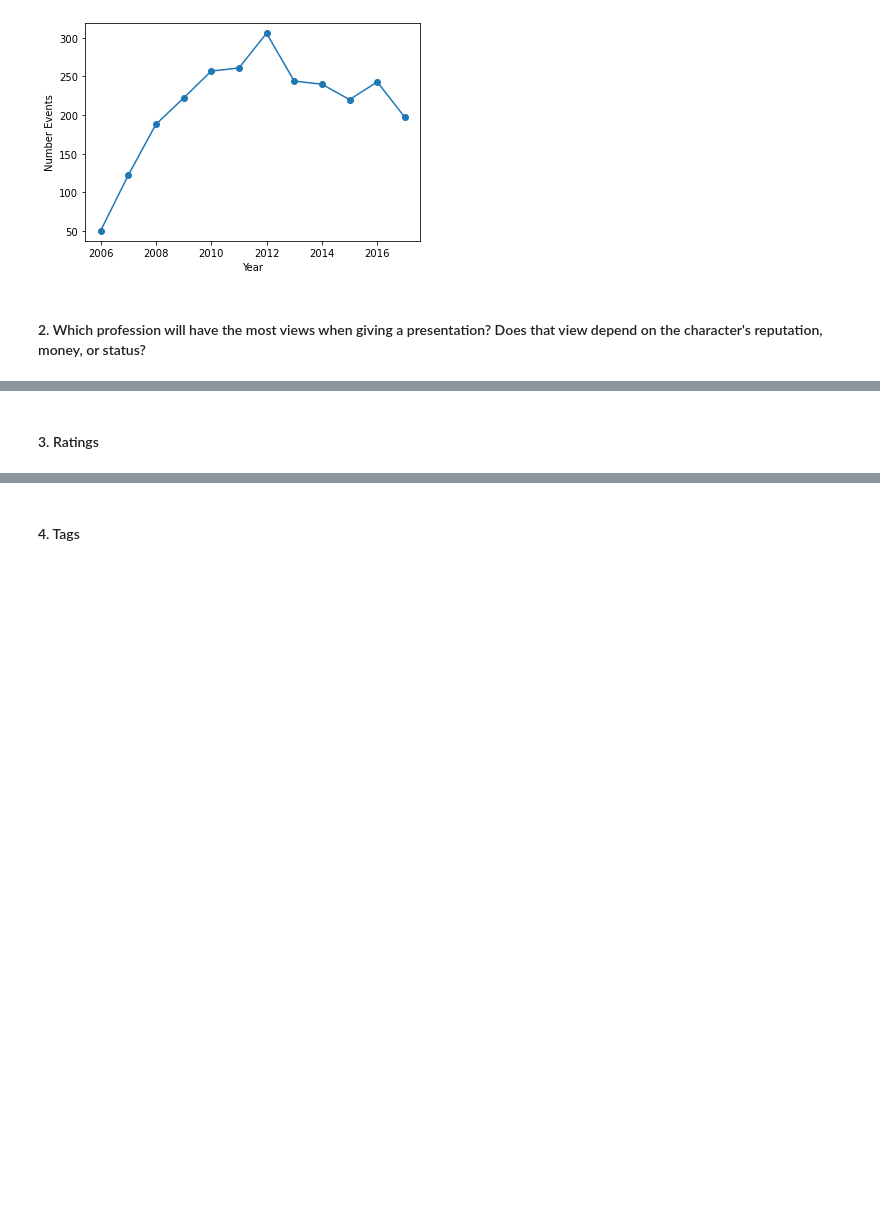
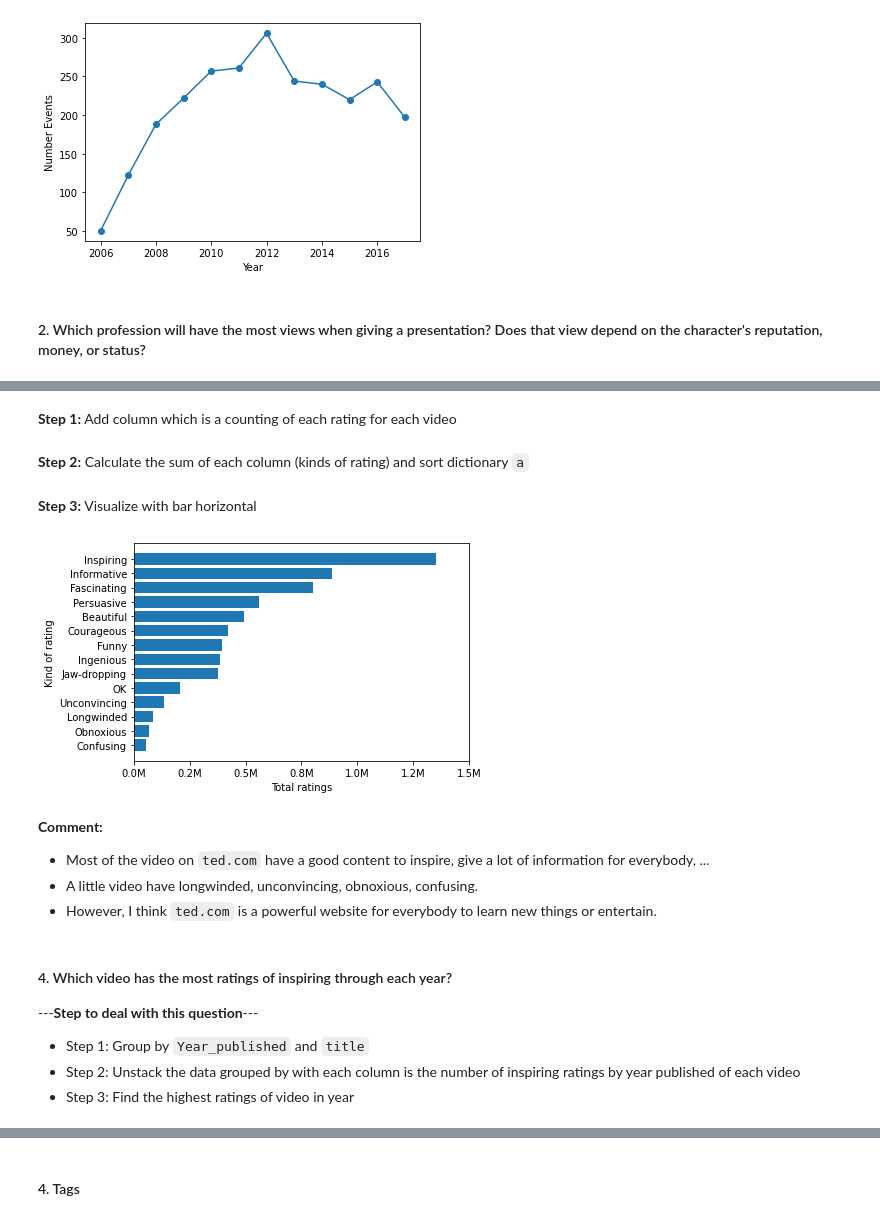
Before and after one commit to devlmhieu7521/LTKHDL_Final, a Jupyter notebook: project_final.ipynb, the cells around one changed output, grey strips where cells are left out. Saved outputs shown, nothing was run; the diff lists cells and outputs as text; code cells hidden in the pictures; blank space fills up the shorter version.

Commit message:
Answer question 4

```diff
--- a/project_final.ipynb
+++ b/project_final.ipynb
@@ -232,0 +233,13 @@ Q1.plot.line(ylabel = 'Number Events', xlabel = 'Year', marker='o');
+# %%
+def arr_name(x):
+    a = []
+    for i in x:
+
+        a.append(i['name'])
+    return a
+ted_df['list_name_rating'] = ted_df['ratings'].apply(lambda x : arr_name(x))
+# %%
+df_ratings = ted_df.apply(lambda x: pd.Series(x['list_name_rating']),axis=1).stack().reset_index(level=1,drop=True)
+df_ratings.name = 'name_rating'
+df_ratings  = ted_df.join(df_ratings)
+df_ratings.value_counts('name_rating')
@@ -233,3 +272,44 @@ Q1.plot.line(ylabel = 'Number Events', xlabel = 'Year', marker='o');
+# %% [markdown]
+**Step 1:** Add column which is a counting of each rating for each video
+# %%
+def count_rating(x,column):
+    for i in x:
+        if i['name'] == column:
+            return i['count']
+name_columns = df_ratings.value_counts('name_rating').index
+for i_name in name_columns:
+    ted_df[f'{i_name}_ratings'] = ted_df['ratings'].apply(lambda x: count_rating(x,i_name))
+# %% [markdown]
+**Step 2:** Calculate the sum of each column (kinds of rating) and sort dictionary `a`
+# %%
+a = {}
+for i_name in name_columns:
+    a[f'{i_name}'] = ted_df[f'{i_name}_ratings'].sum()
+a = dict(sorted(a.items(), key=lambda item: item[1]))
+# %% [markdown]
+**Step 3:** Visualize with bar horizontal
+# %%
+def millions(x, pos):
+    return '{:1.1f}M'.format(x*1e-6)
+fig, ax = plt.subplots()
+ax.xaxis.set_major_formatter(millions)
+ax.barh(list(a.keys()),list(a.values()))
+plt.xlabel('Total ratings')
+plt.ylabel('Kind of rating')
+plt.xticks([0,250000,500000,750000,1000000,1250000,1500000])
+plt.show()
+# %% [output]
+[figure, added]
+# %% [markdown]
+**Comment:**
+- Most of the video on `ted.com` have a good content to inspire, give a lot of information for everybody, ...
+- A little video have longwinded, unconvincing, obnoxious, confusing.
+- However, I think `ted.com` is a powerful website for everybody to learn new things or entertain.
 # %% [markdown]
-#### 3. Ratings
+#### 4. Which video has the most ratings of inspiring through each year?
+---**Step to deal with this question**---
+
+- Step 1: Group by `Year_published` and `title`
+- Step 2: Unstack the data grouped by with each column is the number of inspiring ratings by year published of each video
+- Step 3: Find the highest ratings of video in year
 # %%
```
Also changed, not shown: parts of 24 cells of this notebook.
